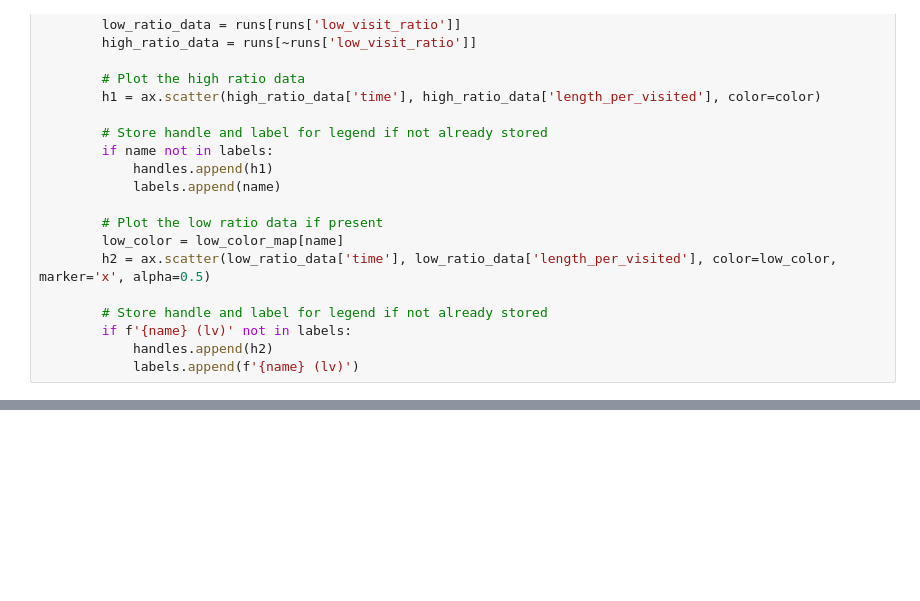
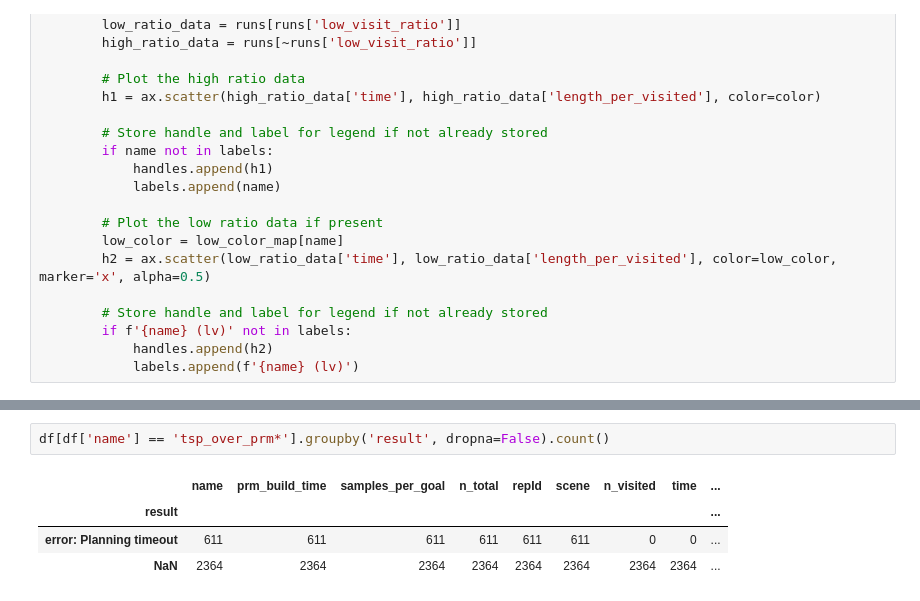
Before and after one commit to werner291/Multigoal-Orchard-Drone-Planning-Library, a Jupyter notebook: analysis/RAL PRM vs Sphere vs Convex.ipynb, the cells around one changed output, grey strips where cells are left out. Drawn from its saved outputs; the diff is of its cells as text; blank space fills up the shorter version.

```diff
--- a/analysis/RAL PRM vs Sphere vs Convex.ipynb
+++ b/analysis/RAL PRM vs Sphere vs Convex.ipynb
@@ -141,0 +144,7 @@ plt.show()
+# %%
+df[df['name'] == 'tsp_over_prm*'].groupby('result', dropna=False).count()
+# %% [output]
+|  | name | prm_build_time | samples_per_goal | n_total | repId | scene | n_visited | time | ... |
+| result |  |  |  |  |  |  |  |  | ... |
+| error: Planning timeout | 611 | 611 | 611 | 611 | 611 | 611 | 0 | 0 | ... |
+| NaN | 2364 | 2364 | 2364 | 2364 | 2364 | 2364 | 2364 | 2364 | ... |
```
Also changed, not shown: parts of 2 cells of this notebook, 10 other files.
